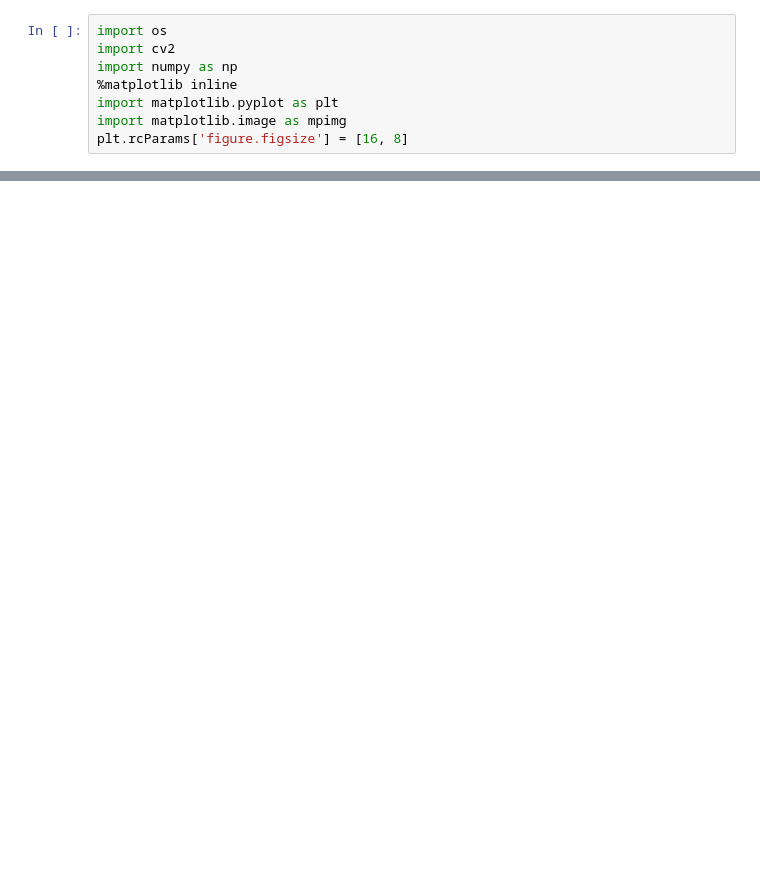
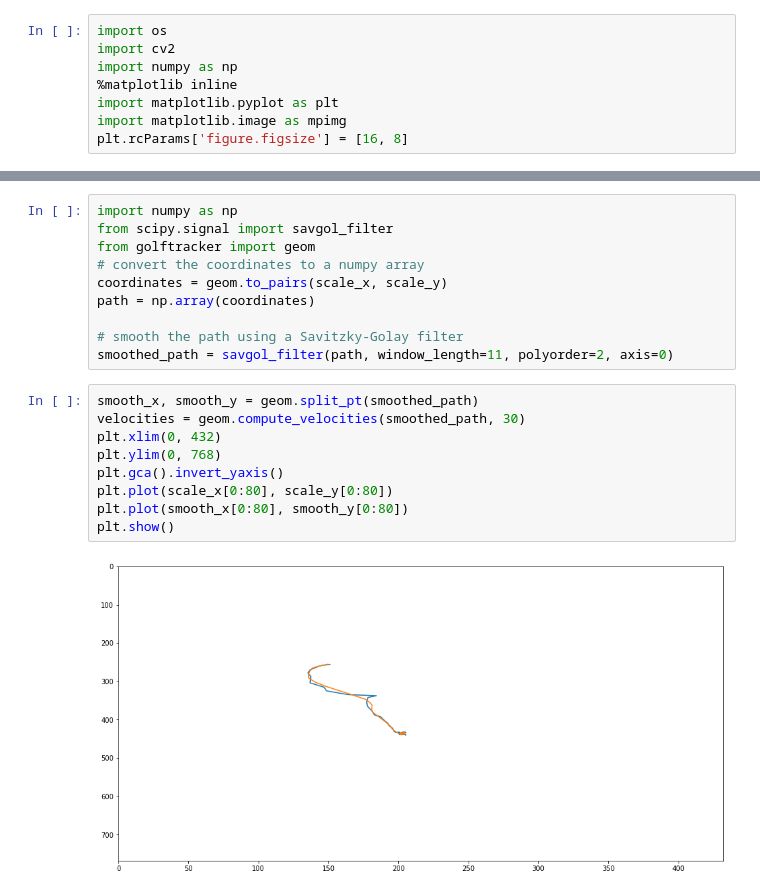
Before and after one commit to sanjeevs/golftracker, a Jupyter notebook: notebooks/path_tracing.ipynb, the cells around one changed output, grey strips where cells are left out. Cells and saved outputs as stored; diff of their text form; blank space fills up the shorter version.

```diff
--- a/notebooks/path_tracing.ipynb
+++ b/notebooks/path_tracing.ipynb
@@ -188,0 +51,21 @@ plt.plot([pt[0] for pt in smoothed_pairs][0:67], [pt[1] for pt in smoothed_pairs
+# %%
+import numpy as np
+from scipy.signal import savgol_filter
+from golftracker import geom
+# convert the coordinates to a numpy array
+coordinates = geom.to_pairs(scale_x, scale_y)
+path = np.array(coordinates)
+
+# smooth the path using a Savitzky-Golay filter
+smoothed_path = savgol_filter(path, window_length=11, polyorder=2, axis=0)
+# %%
+smooth_x, smooth_y = geom.split_pt(smoothed_path)
+velocities = geom.compute_velocities(smoothed_path, 30)
+plt.xlim(0, 432)
+plt.ylim(0, 768)
+plt.gca().invert_yaxis()
+plt.plot(scale_x[0:80], scale_y[0:80])
+plt.plot(smooth_x[0:80], smooth_y[0:80])
+plt.show()
+# %% [output]
+[figure, added]
```
Also changed, not shown: parts of 26 cells of this notebook, 21 other files.
